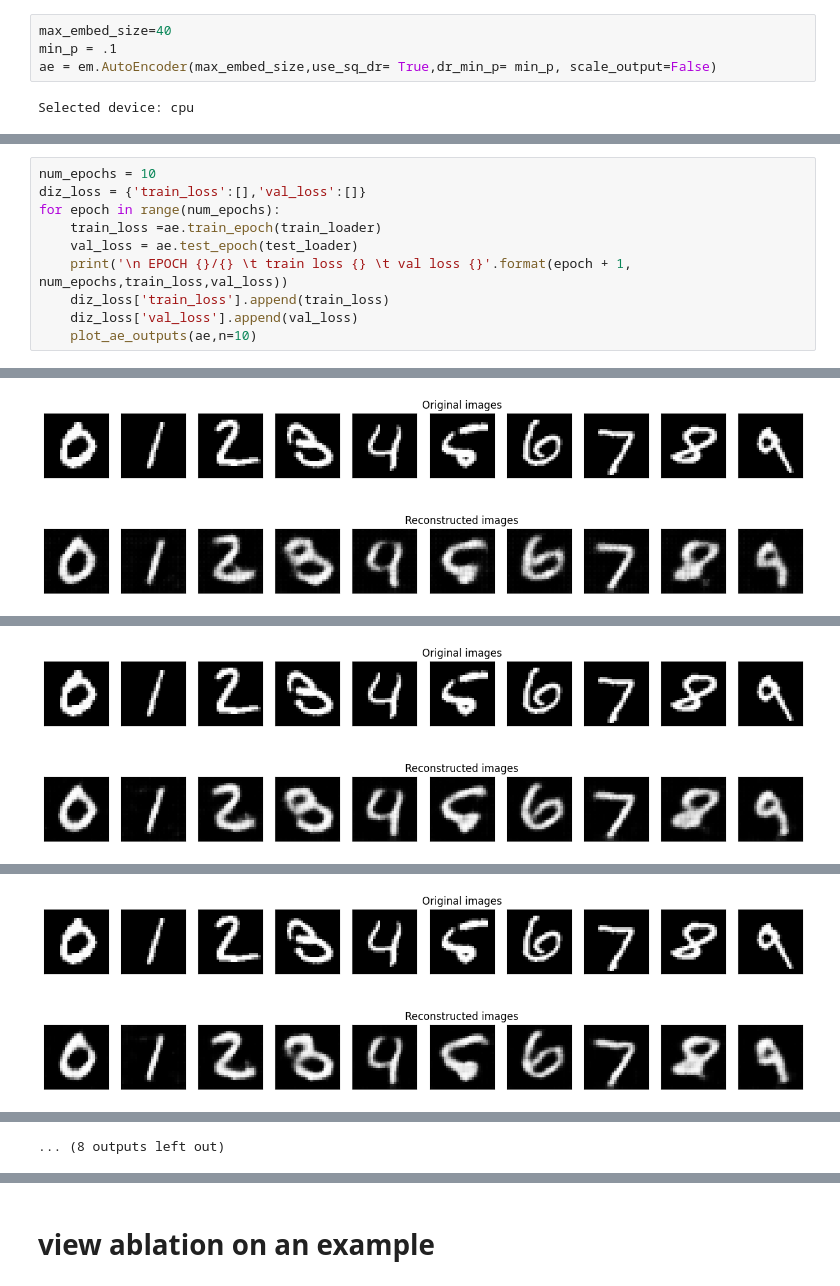
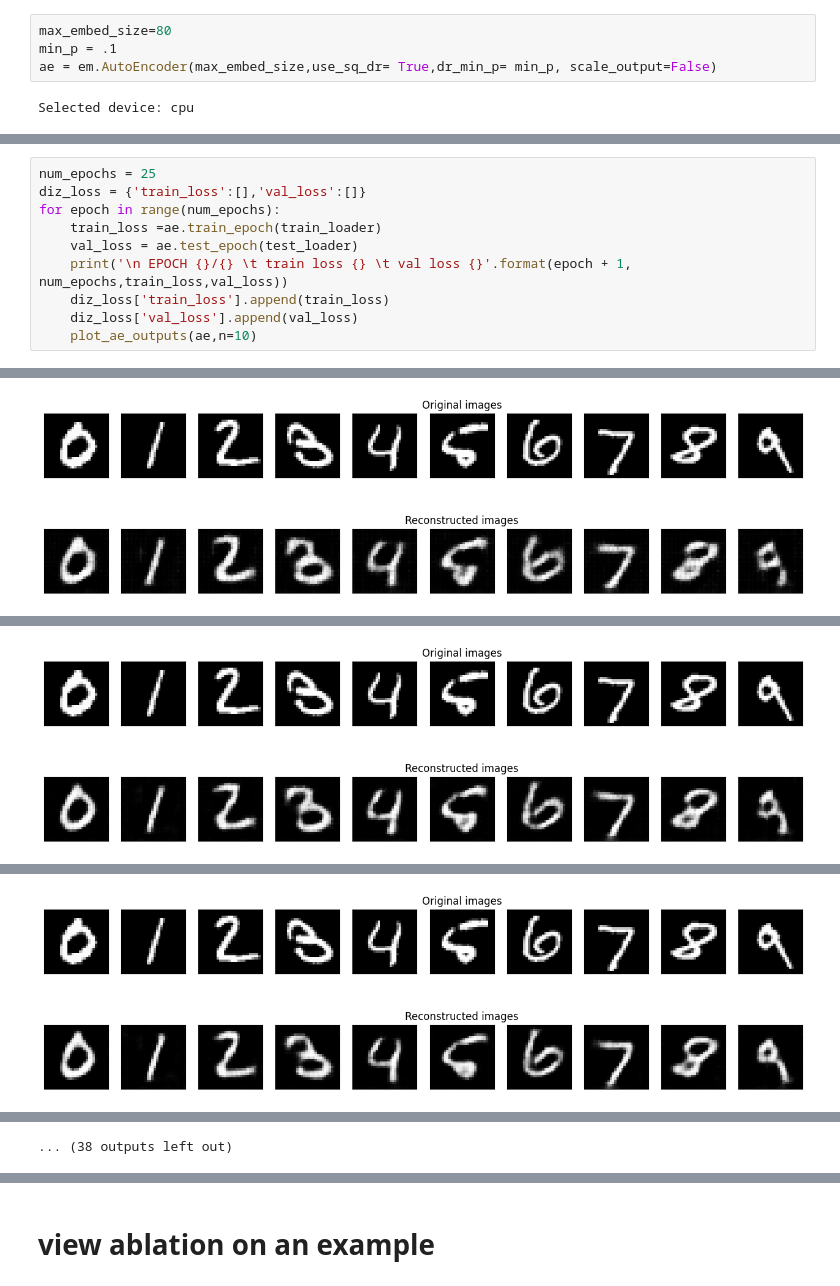
Before and after one commit to MetroStar/sequential-dropout, a Jupyter notebook: mnist_test.ipynb, the cells around one changed output, grey strips where cells are left out. Drawn from its saved outputs; the diff is of its cells as text.

```diff
--- a/mnist_test.ipynb
+++ b/mnist_test.ipynb
@@ -43,7 +43,7 @@ test_loader = torch.utils.data.DataLoader(test_dataset, batch_size=batch_size,sh
 # %% [markdown]
 # Train Model
 # %%
-max_embed_size=40
+max_embed_size=80
 min_p = .1
 ae = em.AutoEncoder(max_embed_size,use_sq_dr= True,dr_min_p= min_p, scale_output=False)
 # %% [output]
@@ -76,7 +76,7 @@ def plot_ae_outputs(ae,n=10):
             ax.set_title('Reconstructed images')
     plt.show()
 # %%
-num_epochs = 10
+num_epochs = 25
 diz_loss = {'train_loss':[],'val_loss':[]}
 for epoch in range(num_epochs):
     train_loss =ae.train_epoch(train_loader)
@@ -90 +90 @@ for epoch in range(num_epochs):
-[figure, old version]
+[figure, new version]
@@ -92 +92 @@ for epoch in range(num_epochs):
-[figure, old version]
+[figure, new version]
@@ -94 +94 @@ for epoch in range(num_epochs):
-[figure, old version]
+[figure, new version]
@@ -100,5 +100,5 @@ for epoch in range(num_epochs):
 [figure]
-... (8 outputs left out)
+... (38 outputs left out)
 # %%
 # Plot losses
 plt.figure(figsize=(10,8))
```
Also changed, not shown: parts of 10 cells of this notebook, 1 other file.
